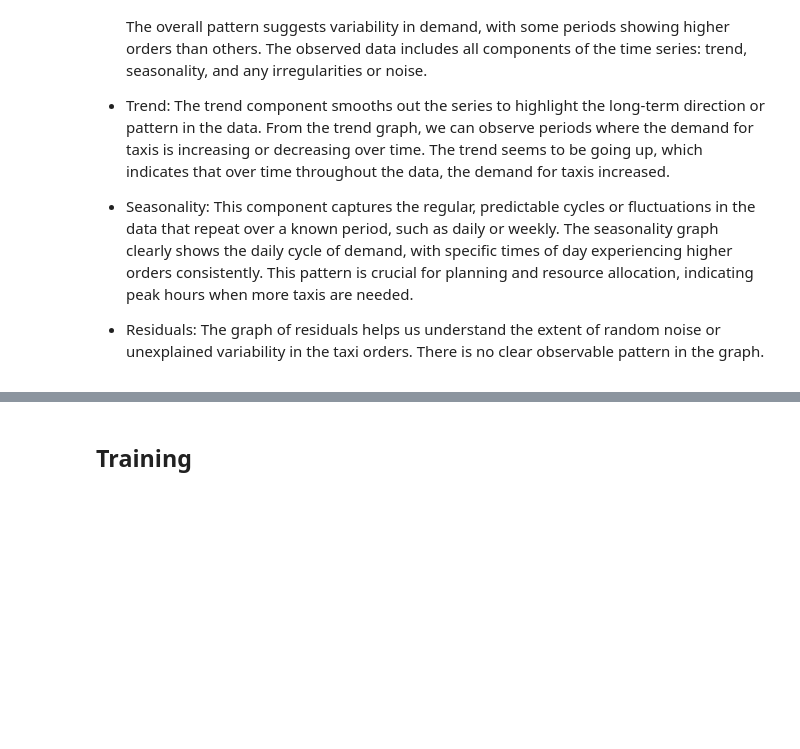
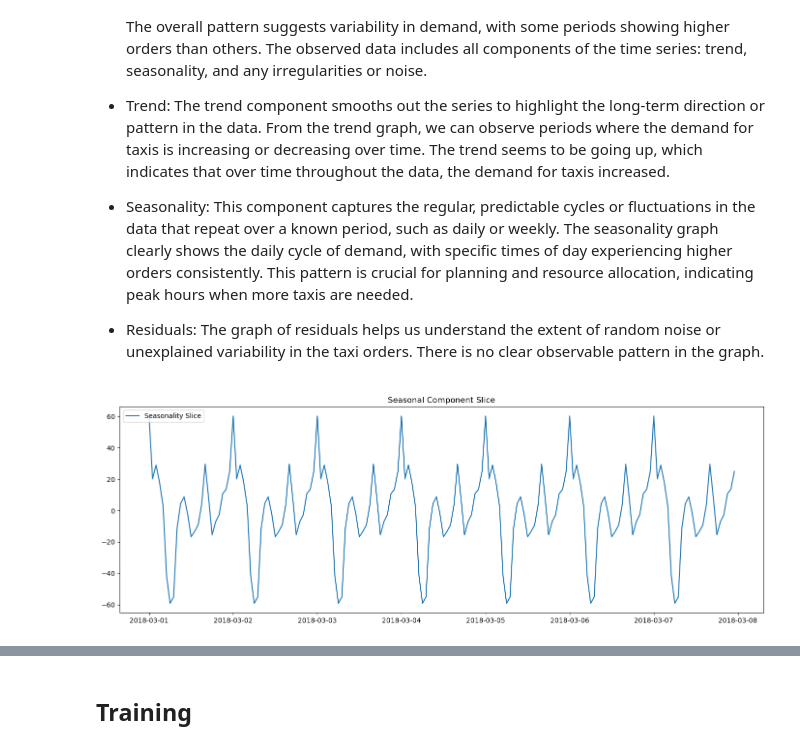
Before and after one commit to jestercruz/TripleTen-Projects, a Jupyter notebook: Sprint 13/sweet_lift_taxi.ipynb, the cells around one changed output, grey strips where cells are left out. Saved outputs shown, nothing was run; the diff lists cells and outputs as text; code cells hidden in the pictures; blank space fills up the shorter version.

```diff
--- a/Sprint 13/sweet_lift_taxi.ipynb
+++ b/Sprint 13/sweet_lift_taxi.ipynb
@@ -149,3 +167,15 @@ The decomposition of the time series into trend, seasonality, and residuals allo
 - Seasonality: This component captures the regular, predictable cycles or fluctuations in the data that repeat over a known period, such as daily or weekly. The seasonality graph clearly shows the daily cycle of demand, with specific times of day experiencing higher orders consistently. This pattern is crucial for planning and resource allocation, indicating peak hours when more taxis are needed.
 
 - Residuals: The graph of residuals helps us understand the extent of random noise or unexplained variability in the taxi orders. There is no clear observable pattern in the graph.
+# %%
+# Choose a slice of the seasonal component
+seasonal_slice = decomposition.seasonal['2018-03-01':'2018-03-07']  # Adjust dates to your dataset
+
+plt.figure(figsize=(14, 5))
+plt.plot(seasonal_slice, label='Seasonality Slice')
+plt.legend(loc='upper left')
+plt.title('Seasonal Component Slice')
+plt.tight_layout()
+plt.show()
+# %% [output]
+[figure, added]
```
Also changed, not shown: parts of 28 cells of this notebook, 1 other file.
